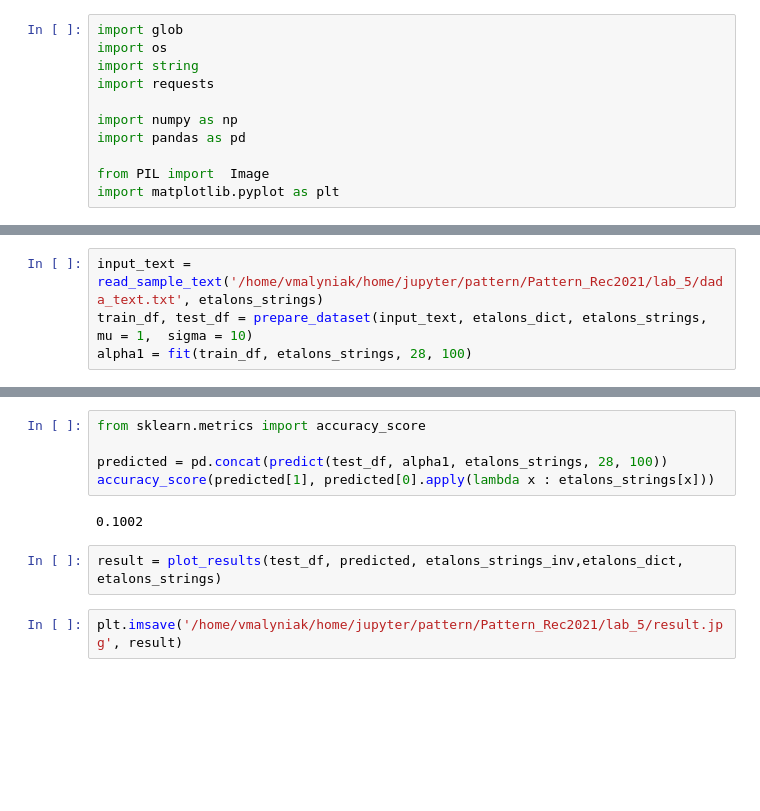
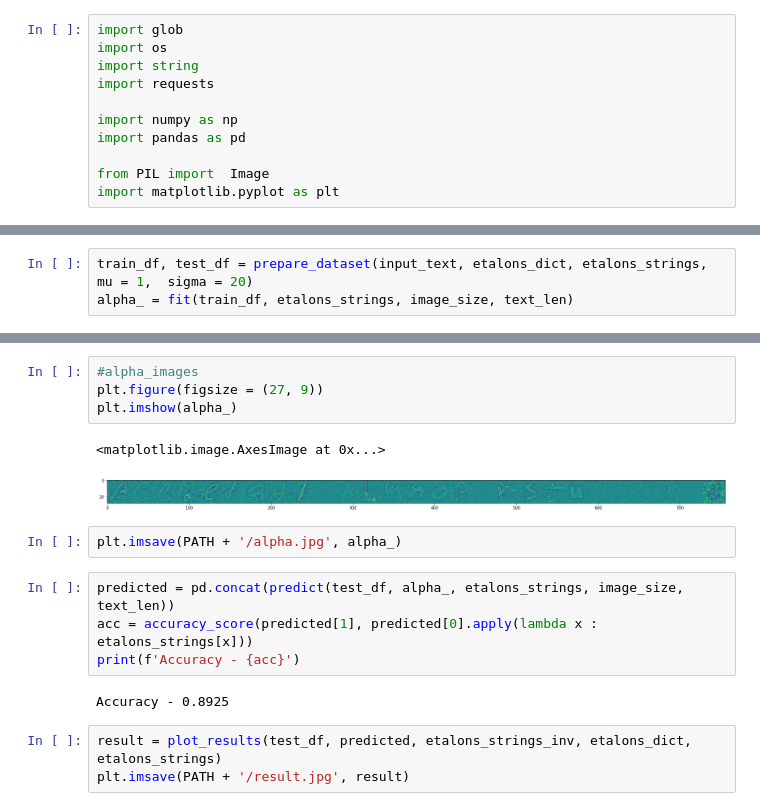
Before and after one commit to LordZeee/PatternRecognition2021, a Jupyter notebook: Lab_5/main.ipynb, the cells around one changed output, grey strips where cells are left out. Saved outputs shown, nothing was run; the diff lists cells and outputs as text; blank space fills up the shorter version.

```diff
--- a/Lab_5/main.ipynb
+++ b/Lab_5/main.ipynb
@@ -173,4 +234,3 @@ plt.imshow((test_image))
 # %%
-input_text = read_sample_text('/home/vmalyniak/home/jupyter/pattern/Pattern_Rec2021/lab_5/dada_text.txt', etalons_strings)
-train_df, test_df = prepare_dataset(input_text, etalons_dict, etalons_strings, mu = 1,  sigma = 10)
-alpha1 = fit(train_df, etalons_strings, 28, 100)
+train_df, test_df = prepare_dataset(input_text, etalons_dict, etalons_strings, mu = 1,  sigma = 20)
+alpha_ = fit(train_df, etalons_strings, image_size, text_len)
@@ -201,11 +237,18 @@ plt.imshow(get_alpha(alpha, 0, 28 * 28).reshape(28, 28))
+# %%
+#alpha_images
+plt.figure(figsize = (27, 9))
+plt.imshow(alpha_)
+# %% [output]
+<matplotlib.image.AxesImage at 0x...>
+[figure, added]
+# %%
+plt.imsave(PATH + '/alpha.jpg', alpha_)
 # %%
-from sklearn.metrics import accuracy_score
-
-predicted = pd.concat(predict(test_df, alpha1, etalons_strings, 28, 100))
-accuracy_score(predicted[1], predicted[0].apply(lambda x : etalons_strings[x]))
+predicted = pd.concat(predict(test_df, alpha_, etalons_strings, image_size, text_len))
+acc = accuracy_score(predicted[1], predicted[0].apply(lambda x : etalons_strings[x]))
+print(f'Accuracy - {acc}')
 # %% [output]
-0.1002
+Accuracy - 0.8925
 # %%
-result = plot_results(test_df, predicted, etalons_strings_inv,etalons_dict, etalons_strings)
+result = plot_results(test_df, predicted, etalons_strings_inv, etalons_dict, etalons_strings)
+plt.imsave(PATH + '/result.jpg', result)
-# %%
-plt.imsave('/home/vmalyniak/home/jupyter/pattern/Pattern_Rec2021/lab_5/result.jpg', result)
```
Also changed, not shown: parts of 15 cells of this notebook, 3 other files.
